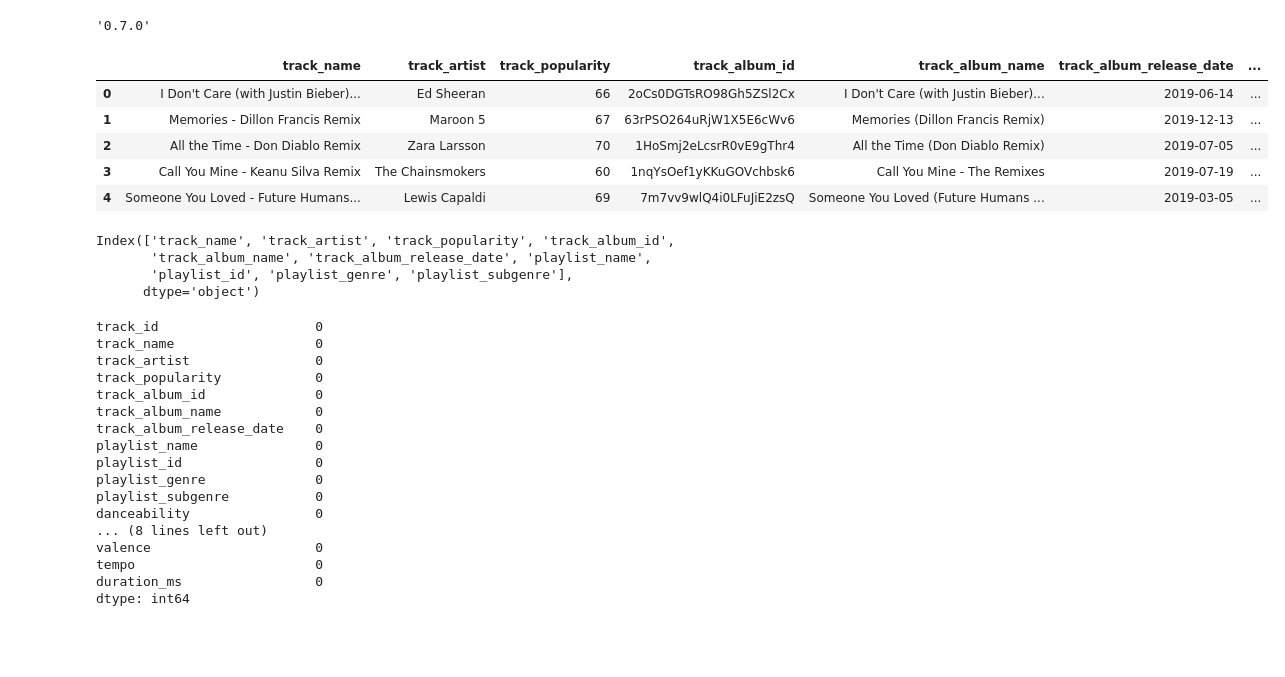
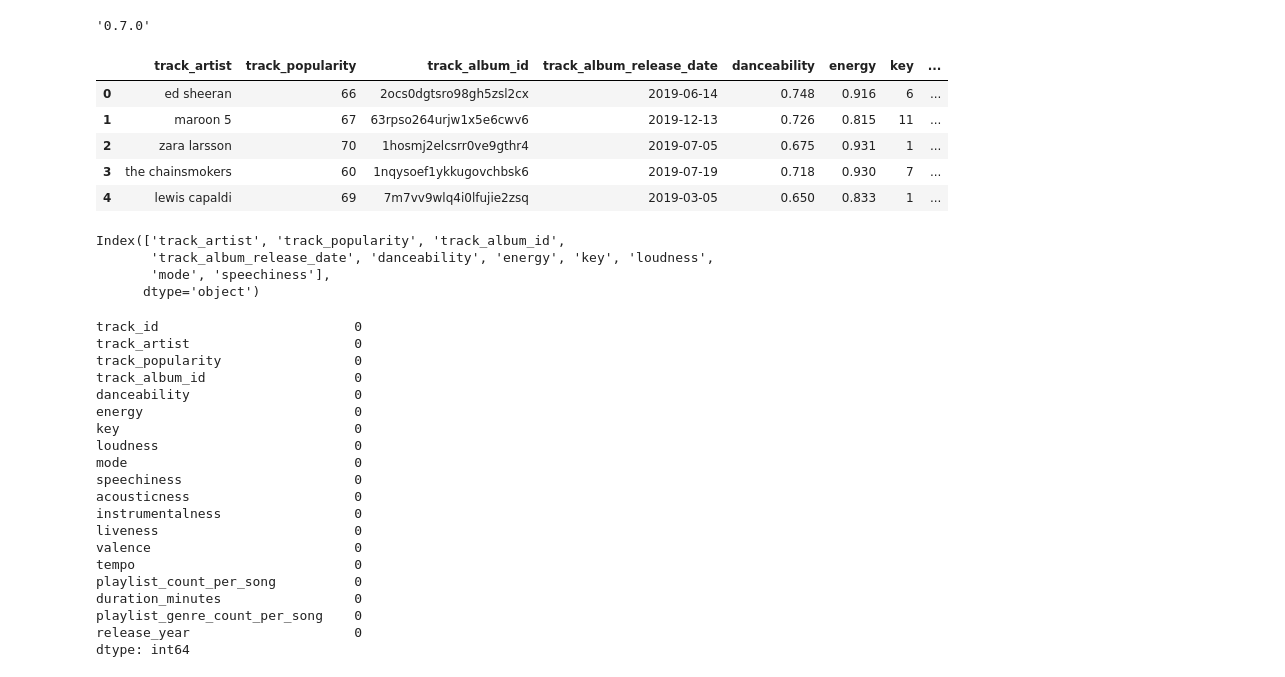
Before and after one commit to atar771/spotify, a Jupyter notebook: Data_Cleansing_SPOTIFY_SONG .ipynb, the cells around one changed output. Drawn from its saved outputs; the diff is of its cells as text; code cells hidden in the pictures; blank space fills up the shorter version.

```diff
--- a/Data_Cleansing_SPOTIFY_SONG .ipynb
+++ b/Data_Cleansing_SPOTIFY_SONG .ipynb
@@ -908,41 +875,44 @@ fancyimpute.__version__
 # %% [output]
 '0.7.0'
 # %%
-X = df_cleaned.copy()
+X = df1.copy()
 X = X.iloc[:,1:11]
 X.head()
 # %% [output]
-|  | track_name | track_artist | track_popularity | track_album_id | track_album_name | track_album_release_date | ... |
-| 0 | I Don't Care (with Justin Bieber)... | Ed Sheeran | 66 | 2oCs0DGTsRO98Gh5ZSl2Cx | I Don't Care (with Justin Bieber)... | 2019-06-14 | ... |
-| 1 | Memories - Dillon Francis Remix | Maroon 5 | 67 | 63rPSO264uRjW1X5E6cWv6 | Memories (Dillon Francis Remix) | 2019-12-13 | ... |
-| 2 | All the Time - Don Diablo Remix | Zara Larsson | 70 | 1HoSmj2eLcsrR0vE9gThr4 | All the Time (Don Diablo Remix) | 2019-07-05 | ... |
-| 3 | Call You Mine - Keanu Silva Remix | The Chainsmokers | 60 | 1nqYsOef1yKKuGOVchbsk6 | Call You Mine - The Remixes | 2019-07-19 | ... |
-| 4 | Someone You Loved - Future Humans... | Lewis Capaldi | 69 | 7m7vv9wlQ4i0LFuJiE2zsQ | Someone You Loved (Future Humans ... | 2019-03-05 | ... |
+|  | track_artist | track_popularity | track_album_id | track_album_release_date | danceability | energy | key | ... |
+| 0 | ed sheeran | 66 | 2ocs0dgtsro98gh5zsl2cx | 2019-06-14 | 0.748 | 0.916 | 6 | ... |
+| 1 | maroon 5 | 67 | 63rpso264urjw1x5e6cwv6 | 2019-12-13 | 0.726 | 0.815 | 11 | ... |
+| 2 | zara larsson | 70 | 1hosmj2elcsrr0ve9gthr4 | 2019-07-05 | 0.675 | 0.931 | 1 | ... |
+| 3 | the chainsmokers | 60 | 1nqysoef1ykkugovchbsk6 | 2019-07-19 | 0.718 | 0.930 | 7 | ... |
+| 4 | lewis capaldi | 69 | 7m7vv9wlq4i0lfujie2zsq | 2019-03-05 | 0.650 | 0.833 | 1 | ... |
 # %%
 X.columns
 # %% [output]
-Index(['track_name', 'track_artist', 'track_popularity', 'track_album_id',
-       'track_album_name', 'track_album_release_date', 'playlist_name',
-       'playlist_id', 'playlist_genre', 'playlist_subgenre'],
+Index(['track_artist', 'track_popularity', 'track_album_id',
+       'track_album_release_date', 'danceability', 'energy', 'key', 'loudness',
+       'mode', 'speechiness'],
       dtype='object')
 # %%
 print(final_df.isnull().sum())  # Before saving
-final_df.to_pickle("df_Cleaned_Outliers_Missing_1.pkl")
+final_df.to_pickle("df_Cleaned_Outliers_Missing_new.pkl")
 # %% [output]
-track_id                    0
-track_name                  0
-track_artist                0
-track_popularity            0
-track_album_id              0
-track_album_name            0
-track_album_release_date    0
-playlist_name               0
-playlist_id                 0
-playlist_genre              0
-playlist_subgenre           0
-danceability                0
-... (8 lines left out)
-valence                     0
-tempo                       0
-duration_ms                 0
+track_id                         0
+track_artist                     0
+track_popularity                 0
+track_album_id                   0
+danceability                     0
+energy                           0
+key                              0
+loudness                         0
+mode                             0
+speechiness                      0
+acousticness                     0
+instrumentalness                 0
+liveness                         0
+valence                          0
+tempo                            0
+playlist_count_per_song          0
+duration_minutes                 0
+playlist_genre_count_per_song    0
+release_year                     0
 dtype: int64
```
Also changed, not shown: parts of 23 cells of this notebook.
